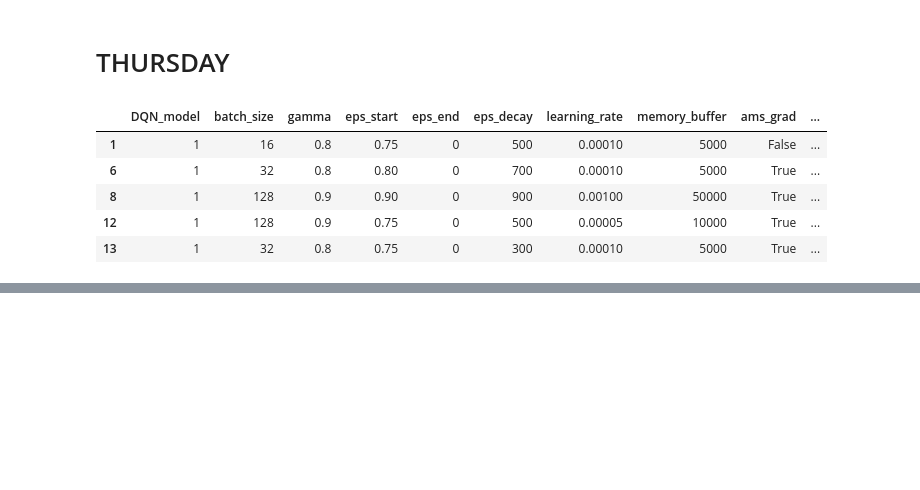
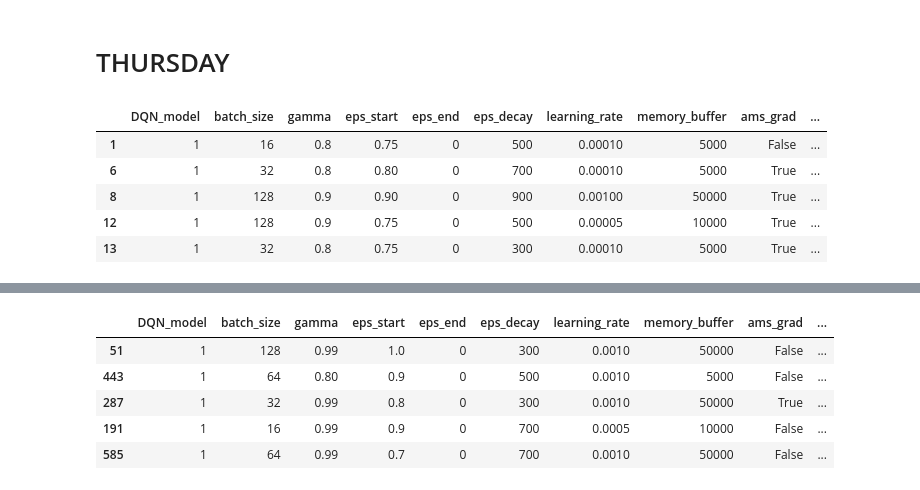
Before and after one commit to daniel-macrae/DRL-Assignment-2023, a Jupyter notebook: Grid Search Results.ipynb, the cells around one changed output, grey strips where cells are left out. Saved outputs shown, nothing was run; the diff lists cells and outputs as text; code cells hidden in the pictures; blank space fills up the shorter version.

```diff
--- a/Grid Search Results.ipynb
+++ b/Grid Search Results.ipynb
@@ -267,0 +263,10 @@ for i, row in converged.iterrows():
+# %%
+top_20_thurs = converged.nsmallest(20, 'time_to_convergence')#.value_counts
+top_20_thurs.head()
+# %% [output]
+|  | DQN_model | batch_size | gamma | eps_start | eps_end | eps_decay | learning_rate | memory_buffer | ams_grad | ... |
+| 51 | 1 | 128 | 0.99 | 1.0 | 0 | 300 | 0.0010 | 50000 | False | ... |
+| 443 | 1 | 64 | 0.80 | 0.9 | 0 | 500 | 0.0010 | 5000 | False | ... |
+| 287 | 1 | 32 | 0.99 | 0.8 | 0 | 300 | 0.0010 | 50000 | True | ... |
+| 191 | 1 | 16 | 0.99 | 0.9 | 0 | 700 | 0.0005 | 10000 | False | ... |
+| 585 | 1 | 64 | 0.99 | 0.7 | 0 | 700 | 0.0010 | 50000 | False | ... |
```
Also changed, not shown: parts of 2 cells of this notebook, 6 other files.
